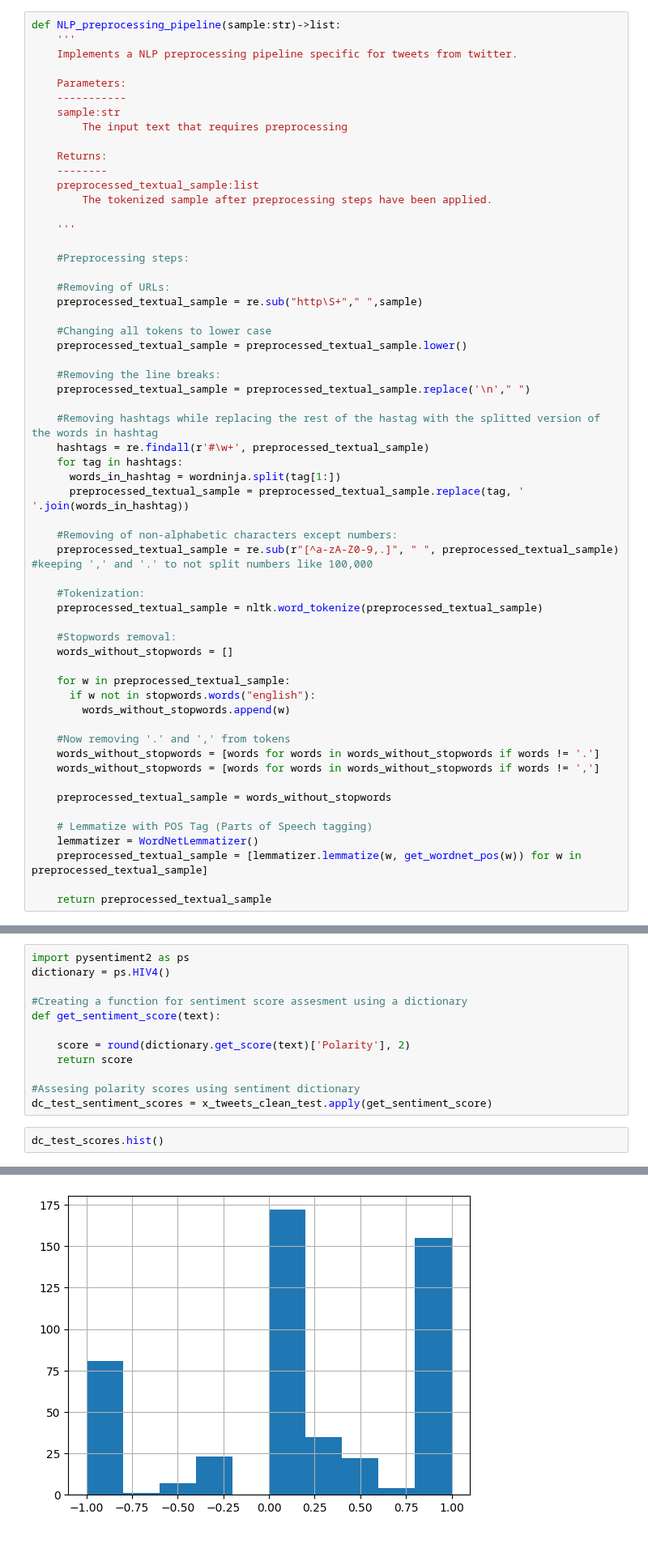
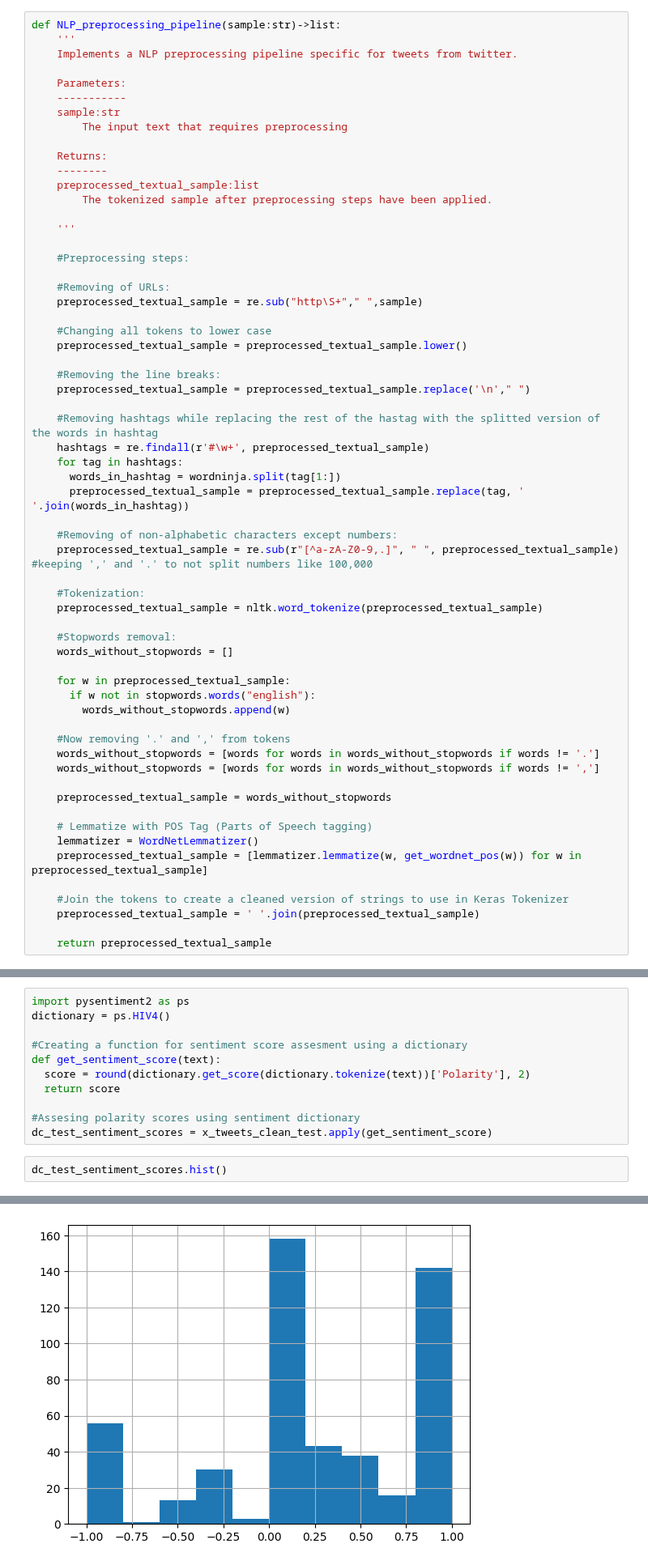
Before and after one commit to busrakasabali/Delta_Task_2, a Jupyter notebook: Delta_Task_2.ipynb, the cells around one changed output, grey strips where cells are left out. Shown at 81% size. Cells and saved outputs as stored; diff of their text form.

```diff
--- a/Delta_Task_2.ipynb
+++ b/Delta_Task_2.ipynb
@@ -313,6 +315,9 @@ def NLP_preprocessing_pipeline(sample:str)->list:
     lemmatizer = WordNetLemmatizer()
     preprocessed_textual_sample = [lemmatizer.lemmatize(w, get_wordnet_pos(w)) for w in preprocessed_textual_sample]
 
+    #Join the tokens to create a cleaned version of strings to use in Keras Tokenizer
+    preprocessed_textual_sample = ' '.join(preprocessed_textual_sample)
+
     return preprocessed_textual_sample
 # %%
 #Creating the preprocessed train and test sets with the preprocessing function
@@ -330,17 +353,16 @@ dictionary = ps.HIV4()
 
 #Creating a function for sentiment score assesment using a dictionary
 def get_sentiment_score(text):
-
-    score = round(dictionary.get_score(text)['Polarity'], 2)
-    return score
+  score = round(dictionary.get_score(dictionary.tokenize(text))['Polarity'], 2)
+  return score
 
 #Assesing polarity scores using sentiment dictionary
 dc_test_sentiment_scores = x_tweets_clean_test.apply(get_sentiment_score)
 # %%
-dc_test_scores.hist()
+dc_test_sentiment_scores.hist()
 # %% [output]
 <Axes: >
-[figure, old version]
+[figure, new version]
 # %% [markdown]
 ### Function for Assesing Sentiment Classifier
 # %%
```
Also changed, not shown: parts of 4 cells of this notebook.
